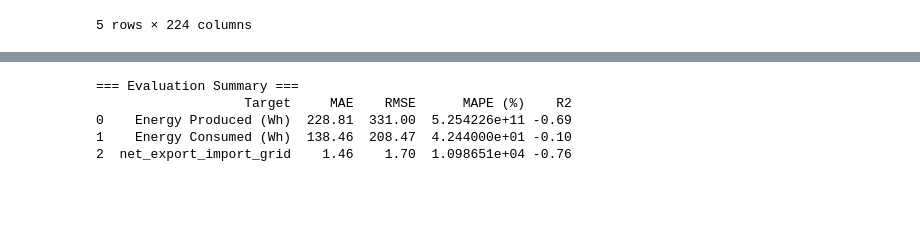
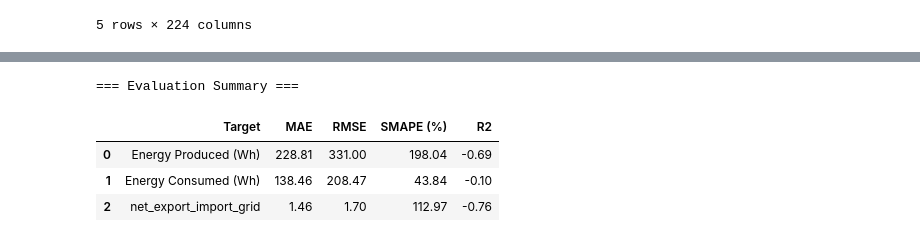
Before and after one commit to burhanmaseel/sustainabilityAnalytics-mrp, a Jupyter notebook: notebooks/04_modeling_statistical.ipynb, the cells around one changed output, grey strips where cells are left out. Drawn from its saved outputs; the diff is of its cells as text; code cells hidden in the pictures; blank space fills up the shorter version.

```diff
--- a/notebooks/04_modeling_statistical.ipynb
+++ b/notebooks/04_modeling_statistical.ipynb
@@ -37,0 +31,7 @@ results_summary = []
+# %%
+# Function to calculate SMAPE
+def smape(y_true, y_pred):
+    denominator = (np.abs(y_true) + np.abs(y_pred)) / 2.0
+    diff = np.abs(y_true - y_pred) / denominator
+    diff[denominator == 0] = 0.0
+    return np.mean(diff) * 100
@@ -67,18 +69,18 @@ for target in targets:
     mae = mean_absolute_error(test, forecast)
     rmse = np.sqrt(mean_squared_error(test, forecast))
     r2 = r2_score(test, forecast)
-    mape_val = mape(test, forecast)
+    smape_val = smape(test, forecast)
 
     print(f"MAE: {mae:.2f}")
     print(f"RMSE: {rmse:.2f}")
-    print(f"MAPE: {mape_val:.2f}%")
+    print(f"SMAPE: {smape_val:.2f}%")
     print(f"R² Score: {r2:.3f}")
 
     results_summary.append({
         "Target": target,
         "MAE": mae,
         "RMSE": rmse,
-        "MAPE (%)": mape_val,
+        "SMAPE (%)": smape_val,
         "R2": r2
     })
 
@@ -125,11 +127,11 @@ R² Score: -0.762
 # %%
 # Display results table
 results_df = pd.DataFrame(results_summary)
 print("\n\n=== Evaluation Summary ===")
-print(results_df.round(2))
+results_df.round(2)
 # %% [output]
 === Evaluation Summary ===
-                   Target     MAE    RMSE      MAPE (%)    R2
-0    Energy Produced (Wh)  228.81  331.00  5.254226e+11 -0.69
-1    Energy Consumed (Wh)  138.46  208.47  4.244000e+01 -0.10
-2  net_export_import_grid    1.46    1.70  1.098651e+04 -0.76
+|  | Target | MAE | RMSE | SMAPE (%) | R2 |
+| 0 | Energy Produced (Wh) | 228.81 | 331.00 | 198.04 | -0.69 |
+| 1 | Energy Consumed (Wh) | 138.46 | 208.47 | 43.84 | -0.10 |
+| 2 | net_export_import_grid | 1.46 | 1.70 | 112.97 | -0.76 |
```
Also changed, not shown: parts of 8 cells of this notebook, 1 other file.
